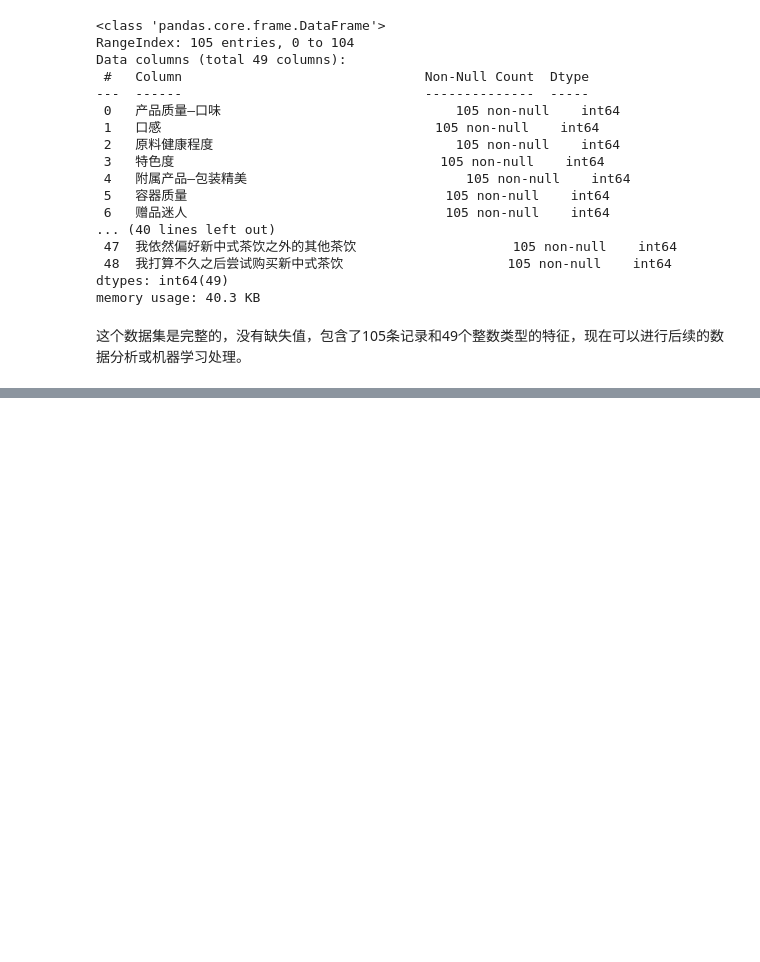
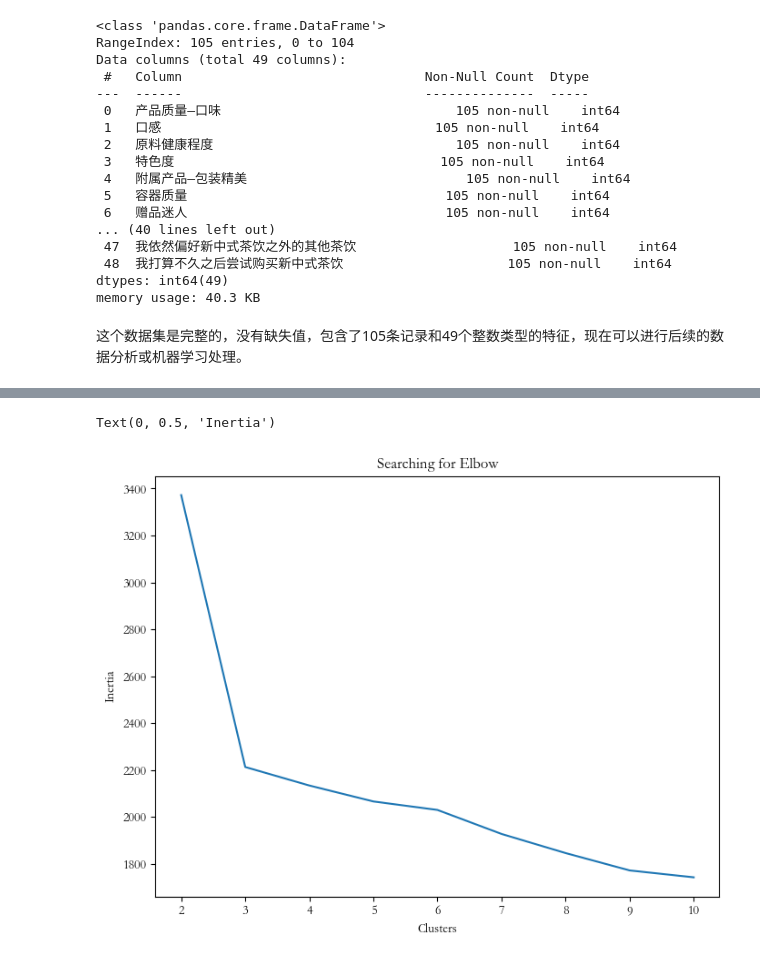
Before and after one commit to wifi504/new-cn-tea-analysis, a Jupyter notebook: main.ipynb, the cells around one changed output, grey strips where cells are left out. Drawn from its saved outputs; the diff is of its cells as text; code cells hidden in the pictures; blank space fills up the shorter version.

```diff
--- a/main.ipynb
+++ b/main.ipynb
@@ -28,9 +30,11 @@ np.random.seed(114514)
 # %% [markdown]
 ## 1. 数据读取与探索性分析
 # %%
-raw_data = pd.read_excel('resources\pre_inquiry.xlsx')\
-    .iloc[:,1:-1] # 排除掉 序号 | 词云数据
-raw_data.info()
+raw_data = pd.read_excel('resources\pre_inquiry.xlsx') # 原始数据
+
+data_filter = raw_data.iloc[:,1:-1] # 排除掉 序号 | 词云数据
+
+data_filter.info()
 # %% [output]
 <class 'pandas.core.frame.DataFrame'>
 RangeIndex: 105 entries, 0 to 104
@@ -53,0 +60,8 @@ memory usage: 40.3 KB
+# %%
+WCSS = [] # 簇内平方和
+
+for i in range(2, 11): # 从1到10中选择
+    km = KMeans(n_clusters=i, n_init='auto', random_state=0, algorithm='elkan').fit(data_filter)
+    WCSS.append(km.inertia_) # inertia_: 簇内平方和
+
+WCSS
@@ -53,0 +78,11 @@ memory usage: 40.3 KB
+# %%
+x_idx = np.arange(2, 11)
+Y = np.array(WCSS)
+fig, ax = plt.subplots(figsize=(8, 6))
+sns.lineplot(x=x_idx, y=Y, ax=ax)
+ax.set_title('Searching for Elbow')
+ax.set_xlabel('Clusters')
+ax.set_ylabel('Inertia')
+# %% [output]
+Text(0, 0.5, 'Inertia')
+[figure, added]
```
Also changed, not shown: parts of 4 cells of this notebook.
